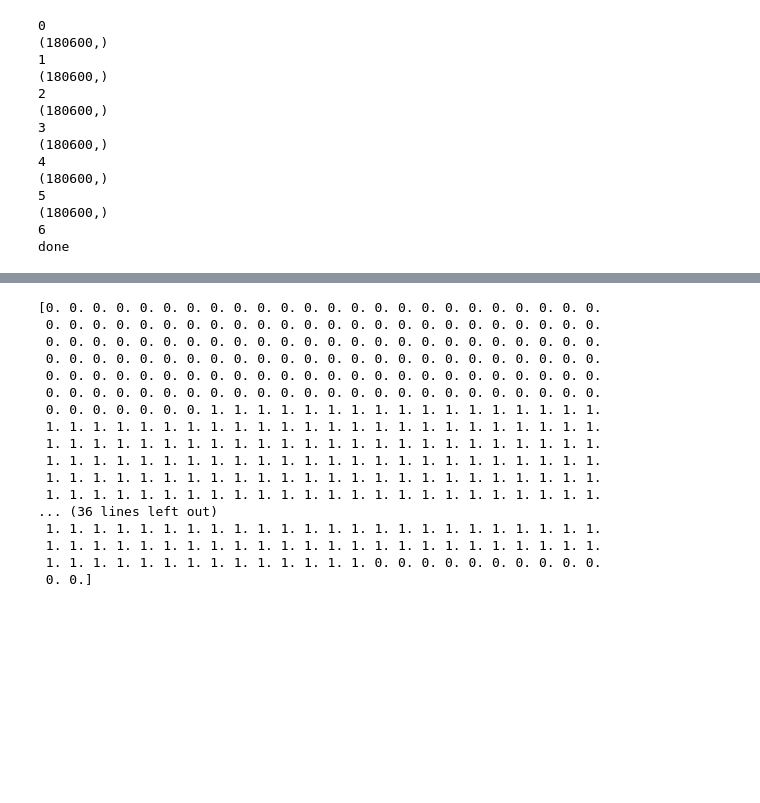
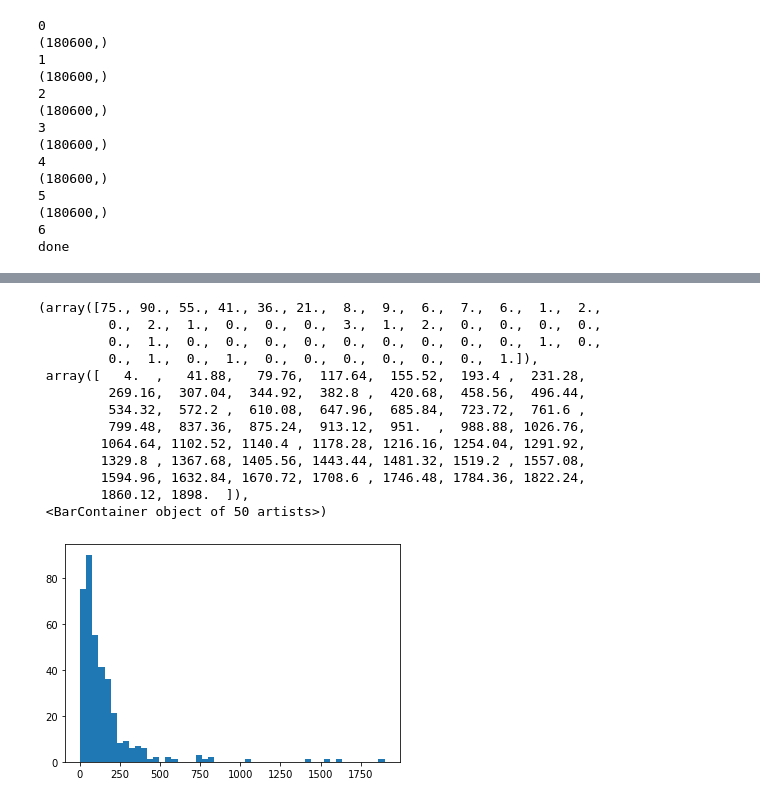
Before and after one commit to anishkanabar/lang-of-pol, a Jupyter notebook: vad/VAD_Analysis.ipynb, the cells around one changed output, grey strips where cells are left out. Saved outputs shown, nothing was run; the diff lists cells and outputs as text; code cells hidden in the pictures; blank space fills up the shorter version.

```diff
--- a/vad/VAD_Analysis.ipynb
+++ b/vad/VAD_Analysis.ipynb
@@ -209,21 +221,17 @@ None
-# %%
-print(np.array(test_labels_list[31]))
-print(post_processor.transcriptions[31])
-# %% [output]
-[0. 0. 0. 0. 0. 0. 0. 0. 0. 0. 0. 0. 0. 0. 0. 0. 0. 0. 0. 0. 0. 0. 0. 0.
- 0. 0. 0. 0. 0. 0. 0. 0. 0. 0. 0. 0. 0. 0. 0. 0. 0. 0. 0. 0. 0. 0. 0. 0.
- 0. 0. 0. 0. 0. 0. 0. 0. 0. 0. 0. 0. 0. 0. 0. 0. 0. 0. 0. 0. 0. 0. 0. 0.
- 0. 0. 0. 0. 0. 0. 0. 0. 0. 0. 0. 0. 0. 0. 0. 0. 0. 0. 0. 0. 0. 0. 0. 0.
- 0. 0. 0. 0. 0. 0. 0. 0. 0. 0. 0. 0. 0. 0. 0. 0. 0. 0. 0. 0. 0. 0. 0. 0.
- 0. 0. 0. 0. 0. 0. 0. 0. 0. 0. 0. 0. 0. 0. 0. 0. 0. 0. 0. 0. 0. 0. 0. 0.
- 0. 0. 0. 0. 0. 0. 0. 1. 1. 1. 1. 1. 1. 1. 1. 1. 1. 1. 1. 1. 1. 1. 1. 1.
- 1. 1. 1. 1. 1. 1. 1. 1. 1. 1. 1. 1. 1. 1. 1. 1. 1. 1. 1. 1. 1. 1. 1. 1.
- 1. 1. 1. 1. 1. 1. 1. 1. 1. 1. 1. 1. 1. 1. 1. 1. 1. 1. 1. 1. 1. 1. 1. 1.
- 1. 1. 1. 1. 1. 1. 1. 1. 1. 1. 1. 1. 1. 1. 1. 1. 1. 1. 1. 1. 1. 1. 1. 1.
- 1. 1. 1. 1. 1. 1. 1. 1. 1. 1. 1. 1. 1. 1. 1. 1. 1. 1. 1. 1. 1. 1. 1. 1.
- 1. 1. 1. 1. 1. 1. 1. 1. 1. 1. 1. 1. 1. 1. 1. 1. 1. 1. 1. 1. 1. 1. 1. 1.
-... (36 lines left out)
- 1. 1. 1. 1. 1. 1. 1. 1. 1. 1. 1. 1. 1. 1. 1. 1. 1. 1. 1. 1. 1. 1. 1. 1.
- 1. 1. 1. 1. 1. 1. 1. 1. 1. 1. 1. 1. 1. 1. 1. 1. 1. 1. 1. 1. 1. 1. 1. 1.
- 1. 1. 1. 1. 1. 1. 1. 1. 1. 1. 1. 1. 1. 1. 0. 0. 0. 0. 0. 0. 0. 0. 0. 0.
- 0. 0.]
+# %%
+plt.hist(np.array(freq)[np.nonzero(np.array(freq) < 2000)], bins = 50)
+# %% [output]
+(array([75., 90., 55., 41., 36., 21.,  8.,  9.,  6.,  7.,  6.,  1.,  2.,
+         0.,  2.,  1.,  0.,  0.,  0.,  3.,  1.,  2.,  0.,  0.,  0.,  0.,
+         0.,  1.,  0.,  0.,  0.,  0.,  0.,  0.,  0.,  0.,  0.,  1.,  0.,
+         0.,  1.,  0.,  1.,  0.,  0.,  0.,  0.,  0.,  0.,  1.]),
+ array([   4.  ,   41.88,   79.76,  117.64,  155.52,  193.4 ,  231.28,
+         269.16,  307.04,  344.92,  382.8 ,  420.68,  458.56,  496.44,
+         534.32,  572.2 ,  610.08,  647.96,  685.84,  723.72,  761.6 ,
+         799.48,  837.36,  875.24,  913.12,  951.  ,  988.88, 1026.76,
+        1064.64, 1102.52, 1140.4 , 1178.28, 1216.16, 1254.04, 1291.92,
+        1329.8 , 1367.68, 1405.56, 1443.44, 1481.32, 1519.2 , 1557.08,
+        1594.96, 1632.84, 1670.72, 1708.6 , 1746.48, 1784.36, 1822.24,
+        1860.12, 1898.  ]),
+ <BarContainer object of 50 artists>)
+[figure, added]
```
Also changed, not shown: parts of 8 cells of this notebook, 9 other files.
